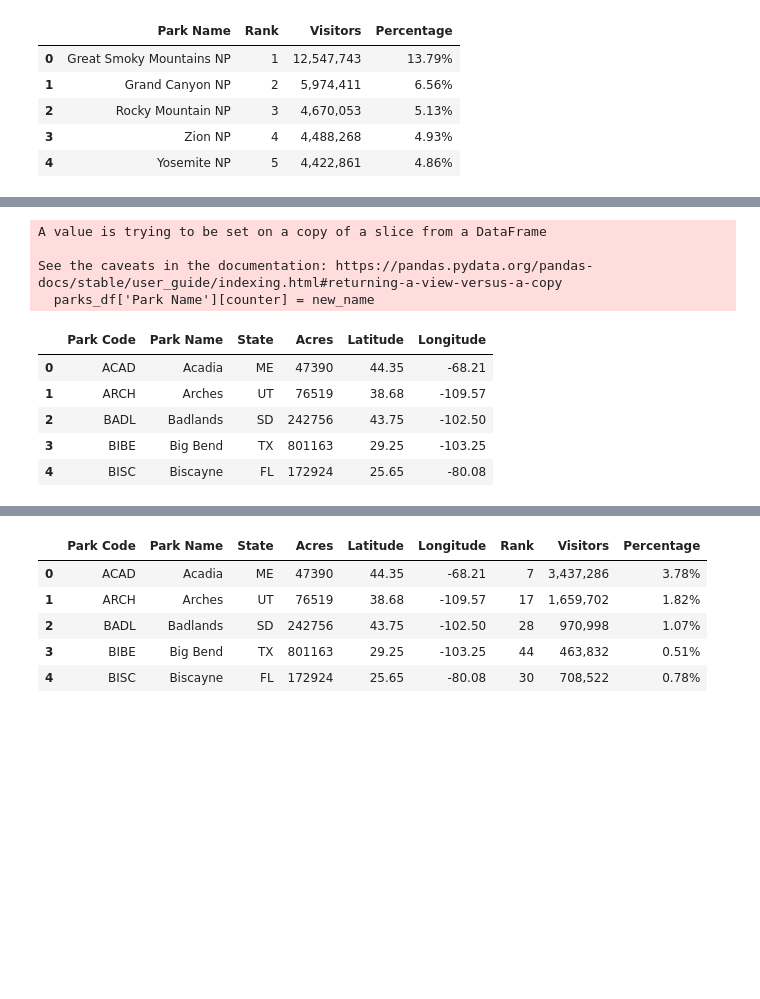
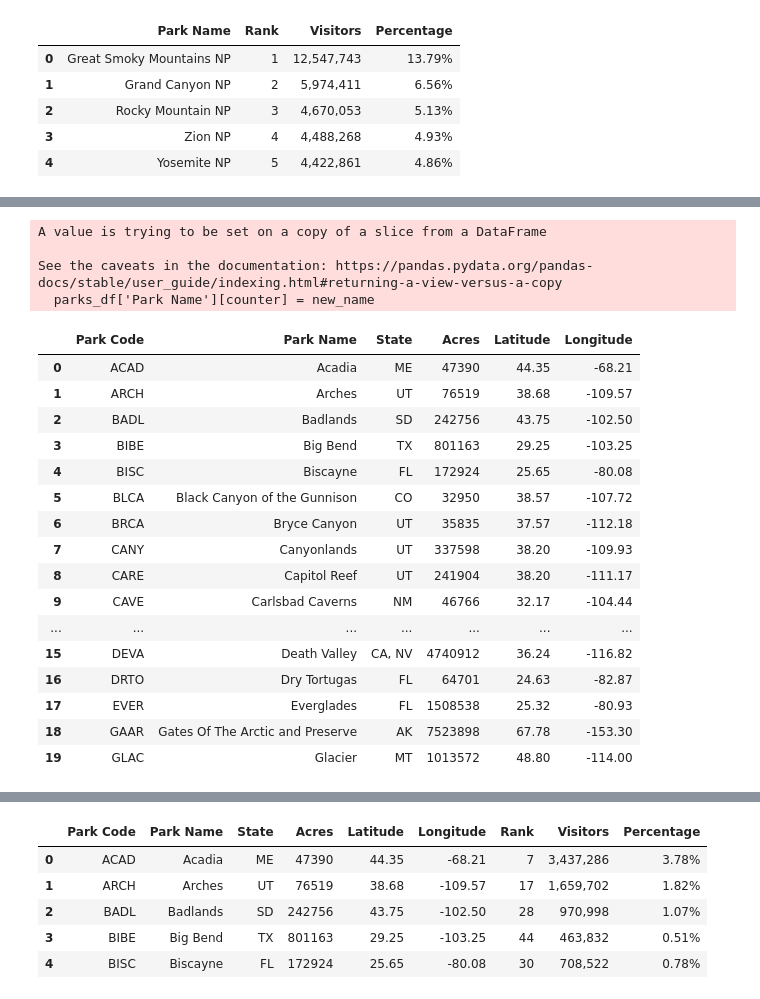
Before and after one commit to rbriggs13/National_Parks_Final_Project, a Jupyter notebook: parks_cleaning.ipynb, the cells around one changed output, grey strips where cells are left out. Saved outputs shown, nothing was run; the diff lists cells and outputs as text; code cells hidden in the pictures; blank space fills up the shorter version.

Commit message:
Add files via upload
adding updated parks cleaning along with updated csv files

```diff
--- a/parks_cleaning.ipynb
+++ b/parks_cleaning.ipynb
@@ -60,0 +72,20 @@ visit_df.head()
+# %%
+#Remove the & PRES from the rows that contain it
+edit_df = visit_df[visit_df['Park Name'].str.contains(' & PRES')]
+
+counter = 0
+index= edit_df.index
+
+for name in edit_df['Park Name']:
+
+    new_name = name.replace(' & PRES', '')
+
+    edit_df['Park Name'][index[counter]] = new_name
+    counter += 1
+
+
+gates = edit_df.loc[62,'Park Name']
+st = edit_df.loc[56, 'Park Name']
+
+print(gates)
+edit_df.head(10)
@@ -61,23 +132,34 @@ visit_df.head()
 # %%
 #remove the phrase national park from the park names in the park_df
 counter = 0
 
 for name in parks_df['Park Name']:
 
     new_name = name.replace(' National Park', '')
 
     parks_df['Park Name'][counter] = new_name
     counter += 1
 
-parks_df.head()
+parks_df.head(20)
 # %% [output]
 A value is trying to be set on a copy of a slice from a DataFrame
 
 See the caveats in the documentation: https://pandas.pydata.org/pandas-docs/stable/user_guide/indexing.html#returning-a-view-versus-a-copy
   parks_df['Park Name'][counter] = new_name
 |  | Park Code | Park Name | State | Acres | Latitude | Longitude |
 | 0 | ACAD | Acadia | ME | 47390 | 44.35 | -68.21 |
 | 1 | ARCH | Arches | UT | 76519 | 38.68 | -109.57 |
 | 2 | BADL | Badlands | SD | 242756 | 43.75 | -102.50 |
 | 3 | BIBE | Big Bend | TX | 801163 | 29.25 | -103.25 |
 | 4 | BISC | Biscayne | FL | 172924 | 25.65 | -80.08 |
+| 5 | BLCA | Black Canyon of the Gunnison | CO | 32950 | 38.57 | -107.72 |
+| 6 | BRCA | Bryce Canyon | UT | 35835 | 37.57 | -112.18 |
+| 7 | CANY | Canyonlands | UT | 337598 | 38.20 | -109.93 |
+| 8 | CARE | Capitol Reef | UT | 241904 | 38.20 | -111.17 |
+| 9 | CAVE | Carlsbad Caverns | NM | 46766 | 32.17 | -104.44 |
+| ... | ... | ... | ... | ... | ... | ... |
+| 15 | DEVA | Death Valley | CA, NV | 4740912 | 36.24 | -116.82 |
+| 16 | DRTO | Dry Tortugas | FL | 64701 | 24.63 | -82.87 |
+| 17 | EVER | Everglades | FL | 1508538 | 25.32 | -80.93 |
+| 18 | GAAR | Gates Of The Arctic and Preserve | AK | 7523898 | 67.78 | -153.30 |
+| 19 | GLAC | Glacier | MT | 1013572 | 48.80 | -114.00 |
```
Also changed, not shown: parts of 9 cells of this notebook, 6 other files.
